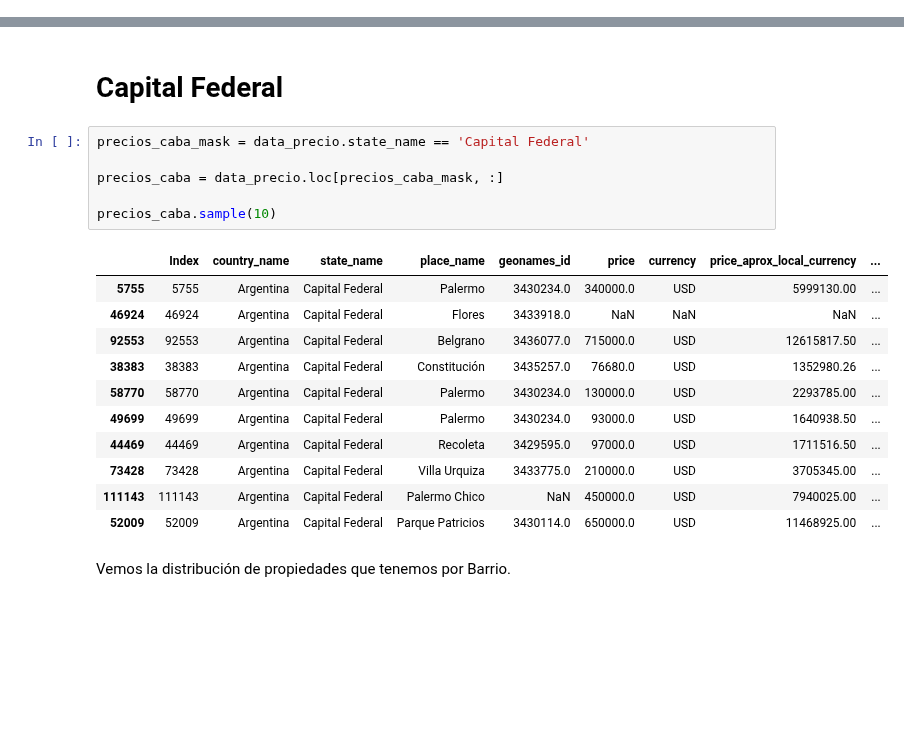
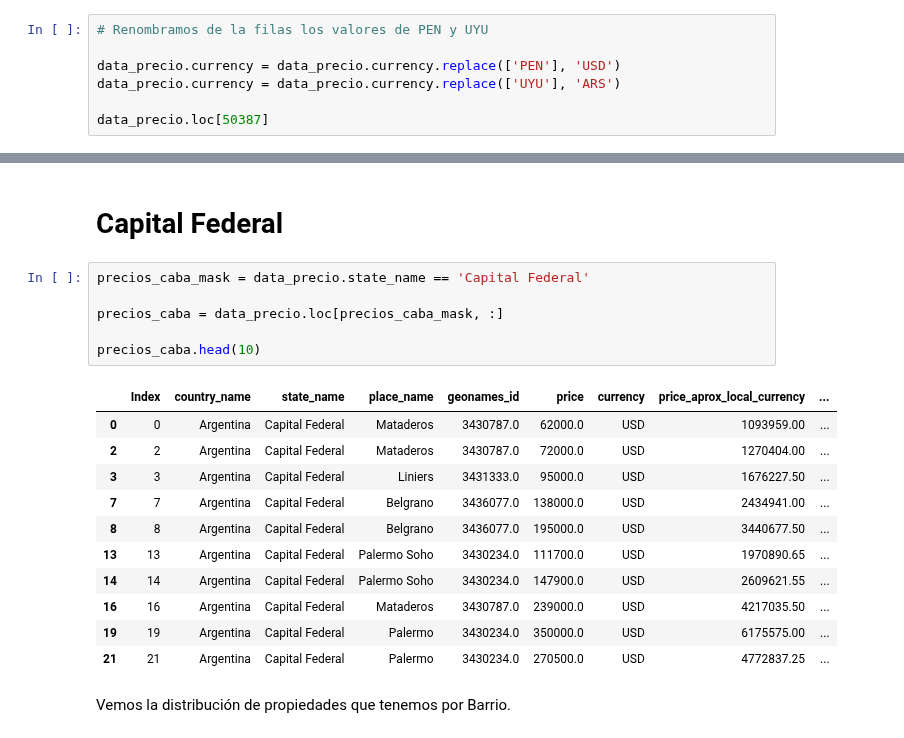
Before and after one commit to nachommm/desafio1, a Jupyter notebook: Precios.v2.ipynb, the cells around one changed output, grey strips where cells are left out. Cells and saved outputs as stored; diff of their text form; blank space fills up the shorter version.

Commit message:
Mejoras Precios.v2

```diff
--- a/Precios.v2.ipynb
+++ b/Precios.v2.ipynb
@@ -231,3 +231,10 @@ data_precio.loc[currency_PEN_mask, :]
 |  | Index | country_name | state_name | place_name | geonames_id | price | currency | price_aprox_local_currency | ... |
 | 50387 | 50387 | Argentina | Capital Federal | Capital Federal | 3433955.0 | 380000.0 | PEN | 2066864.90 | ... |
 | 50388 | 50388 | Argentina | Capital Federal | Capital Federal | 3433955.0 | 950000.0 | PEN | 5167162.35 | ... |
+# %%
+# Renombramos de la filas los valores de PEN y UYU
+
+data_precio.currency = data_precio.currency.replace(['PEN'], 'USD')
+data_precio.currency = data_precio.currency.replace(['UYU'], 'ARS')
+
+data_precio.loc[50387]
@@ -238,21 +262,21 @@ data_precio.loc[currency_PEN_mask, :]
 # %%
 precios_caba_mask = data_precio.state_name == 'Capital Federal'
 
 precios_caba = data_precio.loc[precios_caba_mask, :]
 
-precios_caba.sample(10)
+precios_caba.head(10)
 # %% [output]
 |  | Index | country_name | state_name | place_name | geonames_id | price | currency | price_aprox_local_currency | ... |
-| 5755 | 5755 | Argentina | Capital Federal | Palermo | 3430234.0 | 340000.0 | USD | 5999130.00 | ... |
-| 46924 | 46924 | Argentina | Capital Federal | Flores | 3433918.0 | NaN | NaN | NaN | ... |
-| 92553 | 92553 | Argentina | Capital Federal | Belgrano | 3436077.0 | 715000.0 | USD | 12615817.50 | ... |
-| 38383 | 38383 | Argentina | Capital Federal | Constitución | 3435257.0 | 76680.0 | USD | 1352980.26 | ... |
-| 58770 | 58770 | Argentina | Capital Federal | Palermo | 3430234.0 | 130000.0 | USD | 2293785.00 | ... |
-| 49699 | 49699 | Argentina | Capital Federal | Palermo | 3430234.0 | 93000.0 | USD | 1640938.50 | ... |
-| 44469 | 44469 | Argentina | Capital Federal | Recoleta | 3429595.0 | 97000.0 | USD | 1711516.50 | ... |
-| 73428 | 73428 | Argentina | Capital Federal | Villa Urquiza | 3433775.0 | 210000.0 | USD | 3705345.00 | ... |
-| 111143 | 111143 | Argentina | Capital Federal | Palermo Chico | NaN | 450000.0 | USD | 7940025.00 | ... |
-| 52009 | 52009 | Argentina | Capital Federal | Parque Patricios | 3430114.0 | 650000.0 | USD | 11468925.00 | ... |
+| 0 | 0 | Argentina | Capital Federal | Mataderos | 3430787.0 | 62000.0 | USD | 1093959.00 | ... |
+| 2 | 2 | Argentina | Capital Federal | Mataderos | 3430787.0 | 72000.0 | USD | 1270404.00 | ... |
+| 3 | 3 | Argentina | Capital Federal | Liniers | 3431333.0 | 95000.0 | USD | 1676227.50 | ... |
+| 7 | 7 | Argentina | Capital Federal | Belgrano | 3436077.0 | 138000.0 | USD | 2434941.00 | ... |
+| 8 | 8 | Argentina | Capital Federal | Belgrano | 3436077.0 | 195000.0 | USD | 3440677.50 | ... |
+| 13 | 13 | Argentina | Capital Federal | Palermo Soho | 3430234.0 | 111700.0 | USD | 1970890.65 | ... |
+| 14 | 14 | Argentina | Capital Federal | Palermo Soho | 3430234.0 | 147900.0 | USD | 2609621.55 | ... |
+| 16 | 16 | Argentina | Capital Federal | Mataderos | 3430787.0 | 239000.0 | USD | 4217035.50 | ... |
+| 19 | 19 | Argentina | Capital Federal | Palermo | 3430234.0 | 350000.0 | USD | 6175575.00 | ... |
+| 21 | 21 | Argentina | Capital Federal | Palermo | 3430234.0 | 270500.0 | USD | 4772837.25 | ... |
 # %% [markdown]
 Vemos la distribución de propiedades que tenemos por Barrio.
 # %%
```
Also changed, not shown: parts of 6 cells of this notebook.
